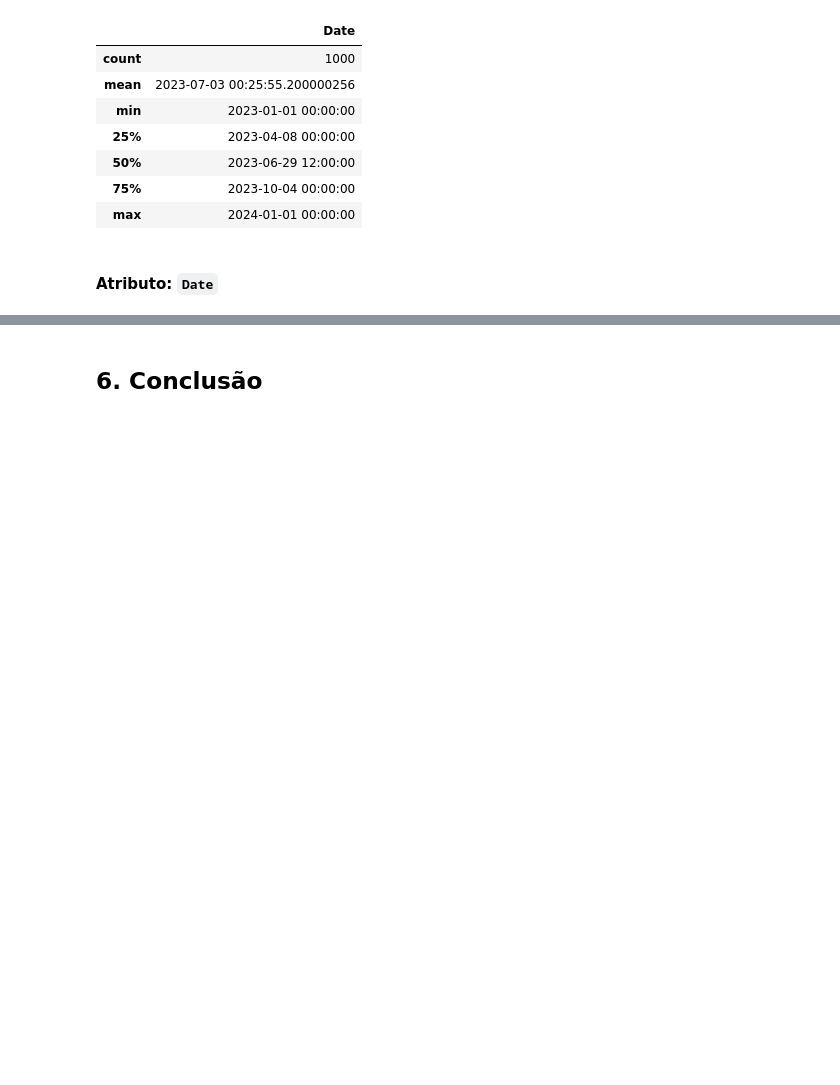
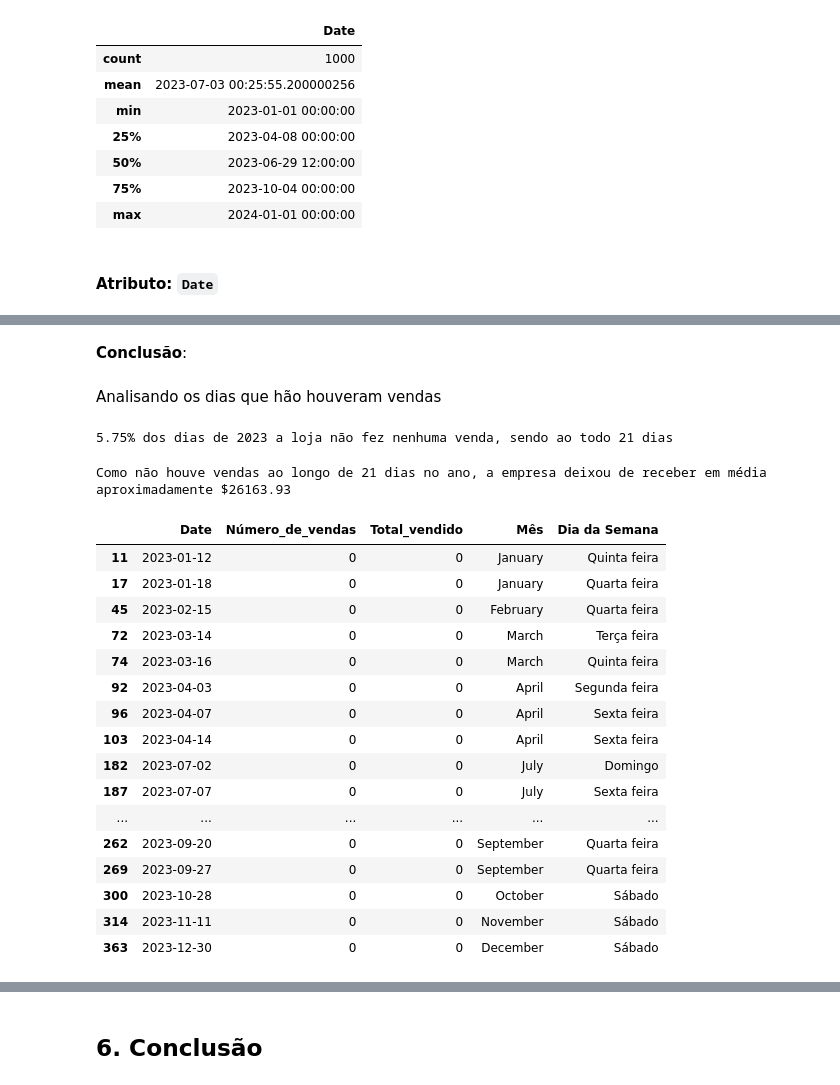
Before and after one commit to DevBrunoP/AED-Retail-Sales-Dataset, a Jupyter notebook: AED - Dados Varejo.ipynb, the cells around one changed output, grey strips where cells are left out. Drawn from its saved outputs; the diff is of its cells as text; code cells hidden in the pictures; blank space fills up the shorter version.

```diff
--- a/AED - Dados Varejo.ipynb
+++ b/AED - Dados Varejo.ipynb
@@ -727,0 +829,24 @@ df.describe(include='datetime64[ns]')
+# %%
+# Criando um DataFrame com a contagem de vendas e o total de vendas por dia
+df_vendas_por_dia = df_serie_temporal.resample('D').agg(
+    Número_de_vendas=('Product Category', 'size'),  # Contagem de vendas por dia
+    Total_vendido=('Total Amount', 'sum')  # Soma do total vendido por dia
+)
+# %%
+# Selecionando os 10 dias com maior número de vendas
+top_10_maiores_vendas = df_vendas_por_dia.nlargest(10, 'Total_vendido').reset_index()
+top_10_maiores_vendas['Mês'] = top_10_maiores_vendas['Date'].dt.month_name() # Adicionando o mês
+top_10_maiores_vendas['Dia da Semana'] = top_10_maiores_vendas['Date'].dt.day_name() # Adicionando o dia da semana
+
+dias_da_semana = {
+    'Monday': 'Segunda feira',
+    'Tuesday': 'Terça feira',
+    'Wednesday': 'Quarta feira',
+    'Thursday': 'Quinta feira',
+    'Friday': 'Sexta feira',
+    'Saturday': 'Sábado',
+    'Sunday': 'Domingo'
+}
+
+top_10_maiores_vendas["Dia da Semana"] = top_10_maiores_vendas["Dia da Semana"].replace(dias_da_semana)
+top_10_maiores_vendas
@@ -727,0 +865,40 @@ df.describe(include='datetime64[ns]')
+# %% [markdown]
+**Conclusão**:
+# %% [markdown]
+Analisando os dias que hão houveram vendas
+# %%
+sem_vendas = df_vendas_por_dia.reset_index().query("Número_de_vendas == 0")
+sem_vendas['Mês'] = sem_vendas['Date'].dt.month_name() # Adicionando o mês
+sem_vendas['Dia da Semana'] = sem_vendas['Date'].dt.day_name() # Adicionando o dia da semana
+sem_vendas["Dia da Semana"] = sem_vendas["Dia da Semana"].replace(dias_da_semana)
+
+percentual_dias_sem_venda = round((len(sem_vendas) / 365) * 100,2)
+print(f'{percentual_dias_sem_venda}% dos dias de 2023 a loja não fez nenhuma venda, sendo ao todo {len(sem_vendas)} dias')
+# %% [output]
+5.75% dos dias de 2023 a loja não fez nenhuma venda, sendo ao todo 21 dias
+# %%
+valor_nao_recebido = round(vendas_por_dia['Total_vendido'].mean() * len(sem_vendas), 2)
+
+print(f"Como não houve vendas ao longo de {len(sem_vendas)} dias no ano, a empresa deixou de receber em média aproximadamente ${valor_nao_recebido}")
+# %% [output]
+Como não houve vendas ao longo de 21 dias no ano, a empresa deixou de receber em média aproximadamente $26163.93
+# %%
+sem_vendas
+# %% [output]
+|  | Date | Número_de_vendas | Total_vendido | Mês | Dia da Semana |
+| 11 | 2023-01-12 | 0 | 0 | January | Quinta feira |
+| 17 | 2023-01-18 | 0 | 0 | January | Quarta feira |
+| 45 | 2023-02-15 | 0 | 0 | February | Quarta feira |
+| 72 | 2023-03-14 | 0 | 0 | March | Terça feira |
+| 74 | 2023-03-16 | 0 | 0 | March | Quinta feira |
+| 92 | 2023-04-03 | 0 | 0 | April | Segunda feira |
+| 96 | 2023-04-07 | 0 | 0 | April | Sexta feira |
+| 103 | 2023-04-14 | 0 | 0 | April | Sexta feira |
+| 182 | 2023-07-02 | 0 | 0 | July | Domingo |
+| 187 | 2023-07-07 | 0 | 0 | July | Sexta feira |
+| ... | ... | ... | ... | ... | ... |
+| 262 | 2023-09-20 | 0 | 0 | September | Quarta feira |
+| 269 | 2023-09-27 | 0 | 0 | September | Quarta feira |
+| 300 | 2023-10-28 | 0 | 0 | October | Sábado |
+| 314 | 2023-11-11 | 0 | 0 | November | Sábado |
+| 363 | 2023-12-30 | 0 | 0 | December | Sábado |
```
Also changed, not shown: parts of 16 cells of this notebook.
